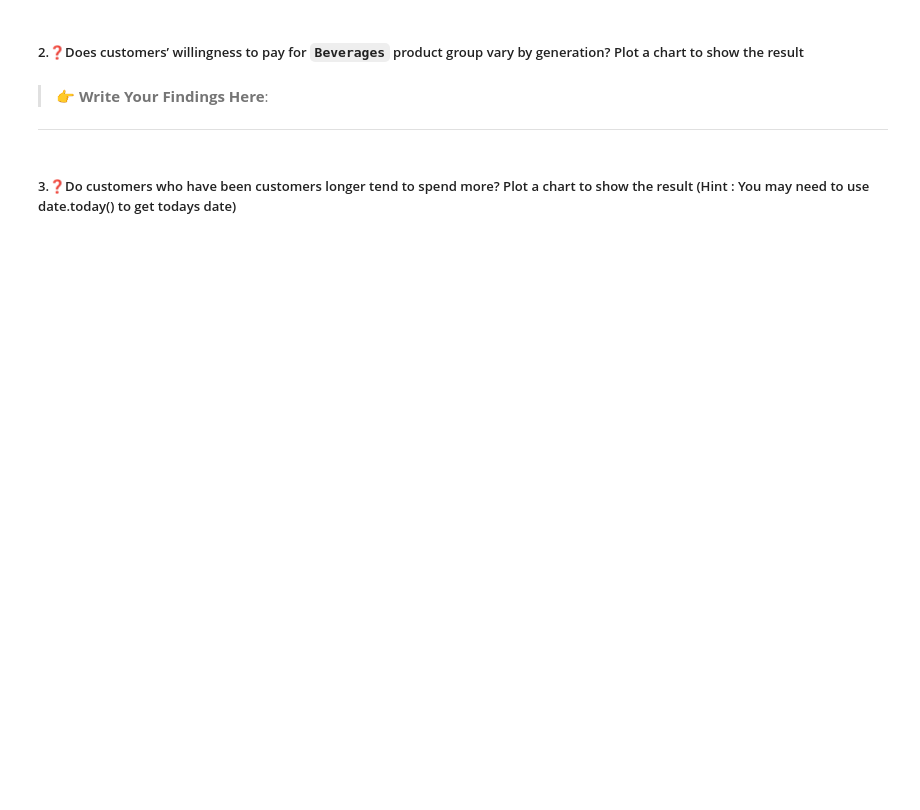
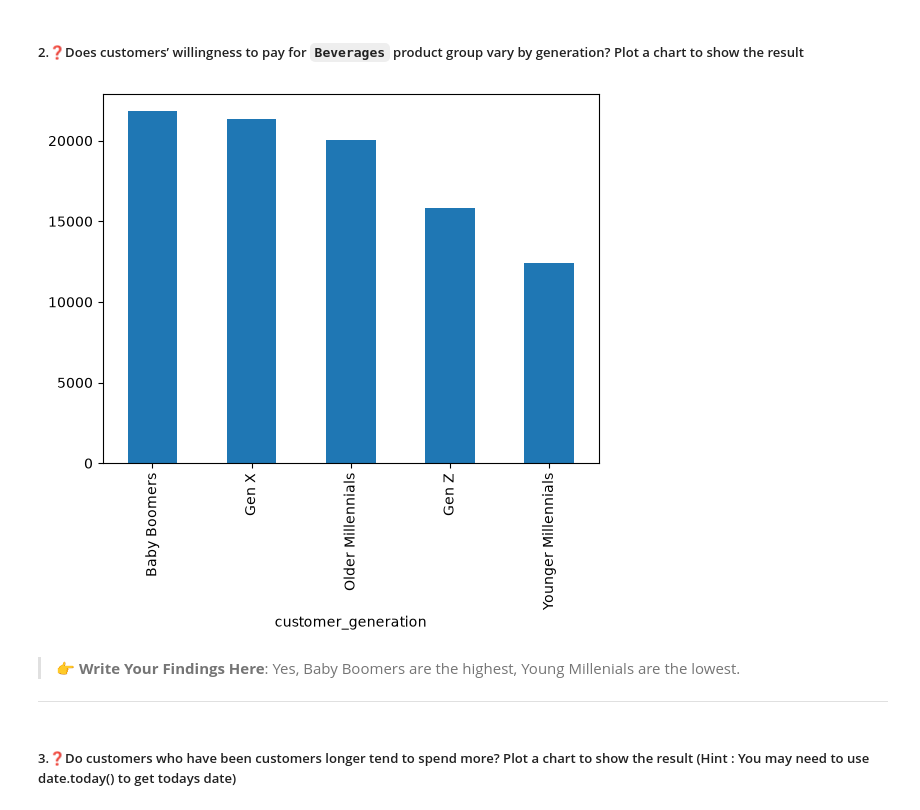
Before and after one commit to Meqdad-25/labs_projects, a Jupyter notebook: labs/3.13 Data Exploration Lab/Lab_Data_Exploration_Python-HMA-v.2.1.ipynb, the cells around one changed output. Cells and saved outputs as stored; diff of their text form; code cells hidden in the pictures; blank space fills up the shorter version.

```diff
--- a/labs/3.13 Data Exploration Lab/Lab_Data_Exploration_Python-HMA-v.2.1.ipynb
+++ b/labs/3.13 Data Exploration Lab/Lab_Data_Exploration_Python-HMA-v.2.1.ipynb
@@ -559,11 +568,13 @@ TypeError: <class 'datetime.time'> is not convertible to datetime
 ##### 2.❓Does customers’ willingness to pay for `Beverages` product group vary by generation? Plot a chart to show the result
 # %%
 # Does customers’ willingness to pay for Beverages vary by generation?
-
+coffee_df[coffee_df['product_group']=='Beverages'].groupby('customer_generation')['line_item_amount'].sum().sort_values(ascending = False).plot(kind = 'bar');
 
 # Write your findings
+# %% [output]
+[figure, added]
 # %% [markdown]
-> 👉 **Write Your Findings Here**:
+> 👉 **Write Your Findings Here**: Yes, Baby Boomers are the highest, Young Millenials are the lowest.
 -- -
 # %% [markdown]
 ##### 3.❓Do customers who have been customers longer tend to spend more? Plot a chart to show the result (Hint : You may need to use date.today() to get todays date)
```
Also changed, not shown: parts of 8 cells of this notebook.
